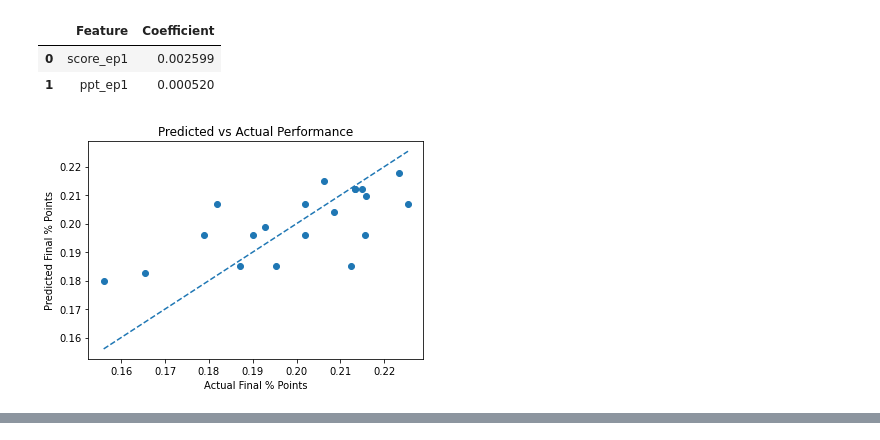
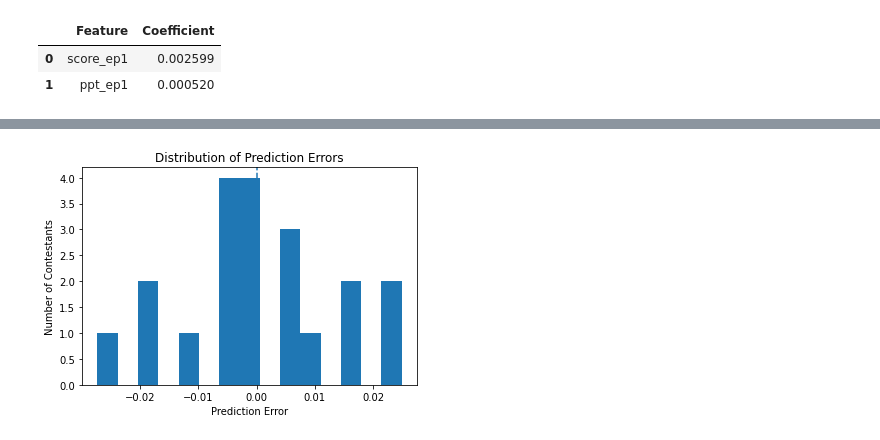
Before and after one commit to kathryncodesthings/taskmaster-predictions-with-machine-learning, a Jupyter notebook: notebooks/Notebook 02.ipynb, the cells around one changed output, grey strips where cells are left out. Cells and saved outputs as stored; diff of their text form; code cells hidden in the pictures.

```diff
--- a/notebooks/Notebook 02.ipynb
+++ b/notebooks/Notebook 02.ipynb
@@ -173,22 +174,6 @@ display(coefficients)
 |  | Feature | Coefficient |
 | 0 | score_ep1 | 0.002599 |
 | 1 | ppt_ep1 | 0.000520 |
-# %%
-# Plot my results
-
-import matplotlib.pyplot as plt
-
-plt.scatter(y_test, y_pred)
-plt.plot([y_test.min(), y_test.max()],
-         [y_test.min(), y_test.max()],
-         linestyle="--")
-
-plt.xlabel("Actual Final % Points")
-plt.ylabel("Predicted Final % Points")
-plt.title("Predicted vs Actual Performance")
-plt.show()
-# %% [output]
-[figure, removed]
 # %%
 # Show table of model forecasts vs actual results
 
@@ -209,16 +194,19 @@ test_results["Prediction_Error"] = test_results["Predicted_Final_Pct"] - test_re
 # Sort to see the biggest over-predictions first
 test_results = test_results.sort_values(by="Prediction_Error", ascending=False)
 
+# create a copy for display
+display_results = test_results.copy()
+
 # convert decimals to percentages for presentation
-test_results["Actual_Final_Pct"] = (test_results["Actual_Final_Pct"] * 100).round(1).astype(str) + "%"
-test_results["Predicted_Final_Pct"] = (test_results["Predicted_Final_Pct"]* 100).round(1).astype(str) + "%"
-test_results["Prediction_Error"] = (test_results["Prediction_Error"] * 100).round(1).astype(str) + "%"
+display_results["Actual_Final_Pct"] = (display_results["Actual_Final_Pct"] * 100).round(1).astype(str) + "%"
+display_results["Predicted_Final_Pct"] = (display_results["Predicted_Final_Pct"]* 100).round(1).astype(str) + "%"
+display_results["Prediction_Error"] = (display_results["Prediction_Error"] * 100).round(1).astype(str) + "%"
 
 # round PPT score to 1dp
-test_results["ppt_ep1"] = (test_results["ppt_ep1"]).round(1).astype(str)
+display_results["ppt_ep1"] = (display_results["ppt_ep1"]).round(1).astype(str)
 
 # retitle columns
-test_results = test_results.rename(columns={
+display_results = display_results.rename(columns={
     "score_ep1": "Score After Ep 1",
     "ppt_ep1": "Points Per Task Score After Ep 1",
     "Actual_Final_Pct": "Actual Percentage of Total Points Won in Series",
@@ -229,7 +217,7 @@ test_results = test_results.rename(columns={
 
 print("Model results from contestant with the highest over-prediction (more optimistic than actual score) to lowest under-prediction (more pesimistic than actual score):\n")
 
-display(test_results.style.hide_index())
+display(display_results.style.hide_index())
 # %% [output]
 Model results from contestant with the highest over-prediction (more optimistic than actual score) to lowest under-prediction (more pesimistic than actual score):
 | Series | Contestant | Score After Ep 1 | Points Per Task Score After Ep 1 | Actual Percentage of Total Points... | Predicted Percentage of Total Poi... | ... |
@@ -249,3 +237,17 @@ Model results from contestant with the highest over-prediction (more optimistic
 | 2 | Katherine Ryan | 17 | 3.4 | 22.5% | 20.7% | ... |
 | 1 | Josh Widdicombe | 13 | 2.6 | 21.6% | 19.6% | ... |
 | 18 | Andy Zaltzman | 9 | 1.8 | 21.2% | 18.5% | ... |
+# %%
+# Additional working - visualise error distribution
+
+error_results = test_results.copy()
+
+plt.hist(error_results["Prediction_Error"], bins=15)
+plt.axvline(0, linestyle="--")
+
+plt.xlabel("Prediction Error")
+plt.ylabel("Number of Contestants")
+plt.title("Distribution of Prediction Errors")
+plt.show()
+# %% [output]
+[figure, added]
```
Also changed, not shown: parts of 1 cell of this notebook, 4 other files.
